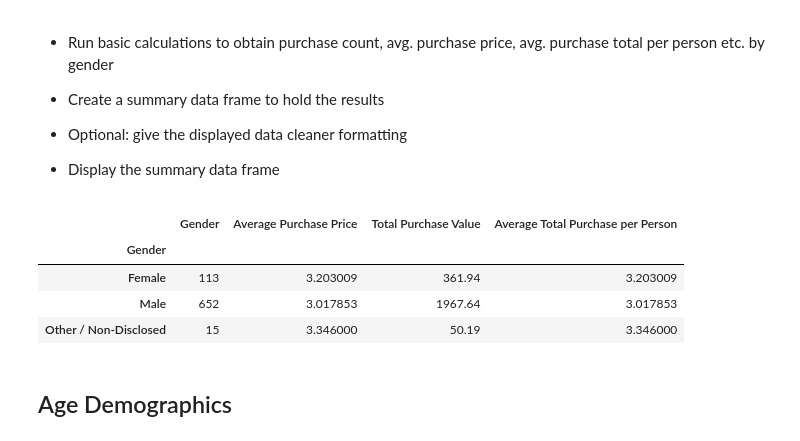
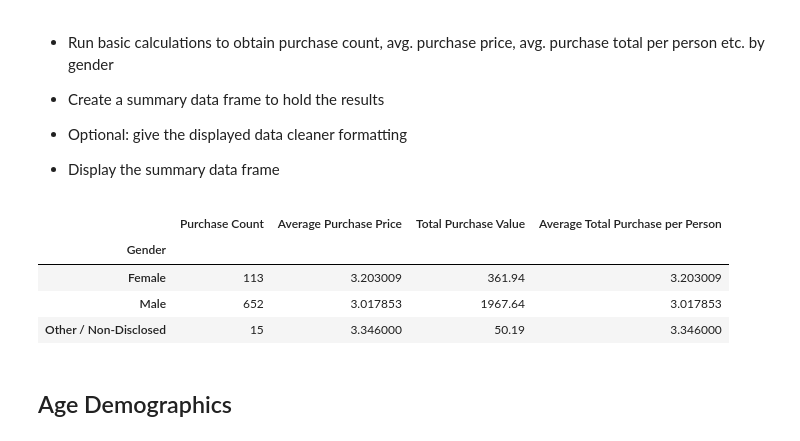
Before and after one commit to nstefanek/pandas-challenge, a Jupyter notebook: HereosOfPymoli_starter.ipynb, the cells around one changed output. Drawn from its saved outputs; the diff is of its cells as text; code cells hidden in the pictures.

```diff
--- a/HereosOfPymoli_starter.ipynb
+++ b/HereosOfPymoli_starter.ipynb
@@ -121,28 +122,31 @@ gender_df.style.format({"Percentage of Players": "{:.1%}"})
 # %%
 #purchases by gender
 gender_purchases_df = purchase_data.groupby("Gender")
 player_count = gender_purchases_df["Gender"].count()
 
 #average price by gender
 average_price_gender = gender_purchases_df["Price"].mean()
 
 #total purchase value by gender
 total_purchase_gender = gender_purchases_df["Price"].sum()
 
 #average purchase total by gender
 average_purchase_ttl_gender = total_purchase_gender/player_count
 
 #summary data frame
 gender_purchases_summary_df = pd.DataFrame(player_count)
 gender_purchases_summary_df["Average Purchase Price"] = average_price_gender
 gender_purchases_summary_df["Total Purchase Value"] = total_purchase_gender
 gender_purchases_summary_df["Average Total Purchase per Person"] = average_purchase_ttl_gender
 
-
+#rename
+gender_purchases_summary_df = gender_purchases_summary_df.rename(columns = {
+    "Gender": "Purchase Count",
+})
 
 gender_purchases_summary_df
 # %% [output]
-|  | Gender | Average Purchase Price | Total Purchase Value | Average Total Purchase per Person |
+|  | Purchase Count | Average Purchase Price | Total Purchase Value | Average Total Purchase per Person |
 | Gender |  |  |  |  |
 | Female | 113 | 3.203009 | 361.94 | 3.203009 |
 | Male | 652 | 3.017853 | 1967.64 | 3.017853 |
```
Also changed, not shown: parts of 5 cells of this notebook.
